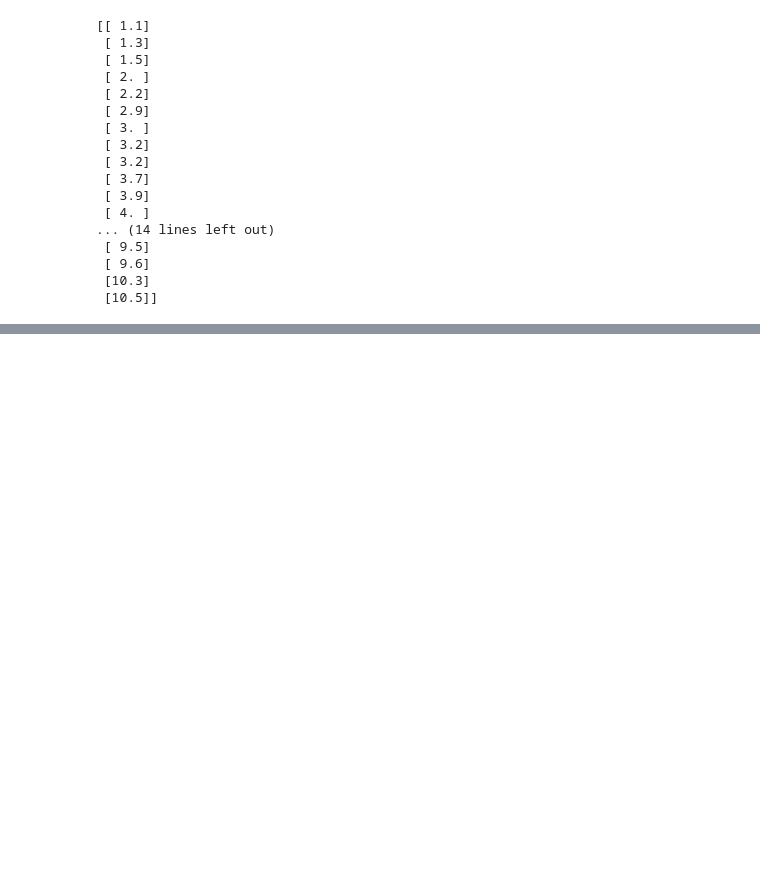
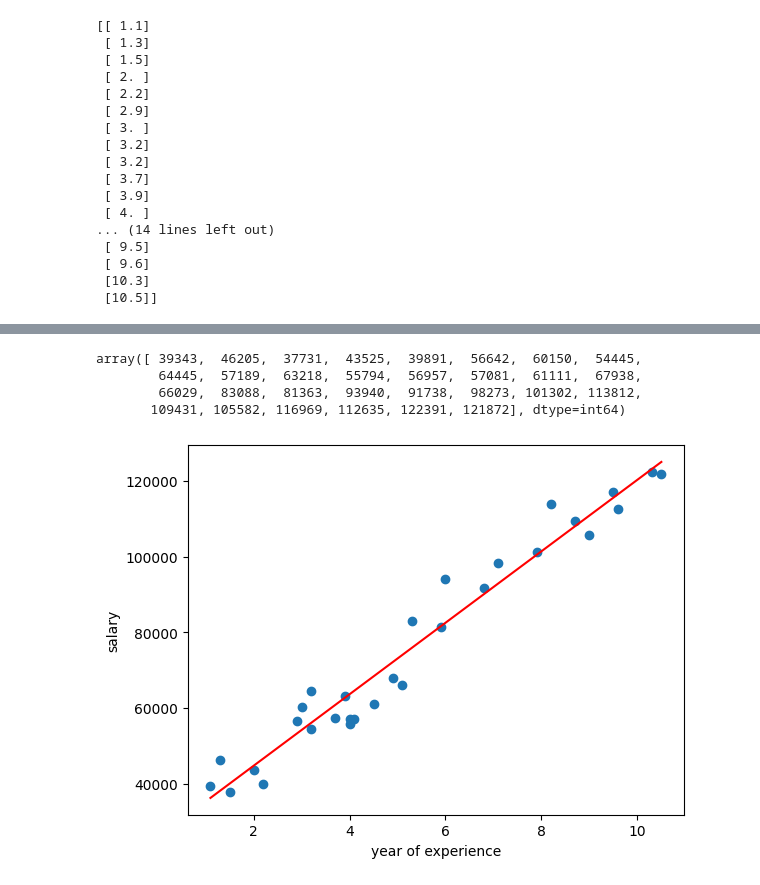
Before and after one commit to nnkrishnakumar/WD_MachineLearning-23-1-2023-, a Jupyter notebook: first.ipynb, the cells around one changed output, grey strips where cells are left out. Saved outputs shown, nothing was run; the diff lists cells and outputs as text; code cells hidden in the pictures; blank space fills up the shorter version.

Commit message:
commit ML Linear Regression

```diff
--- a/first.ipynb
+++ b/first.ipynb
@@ -80,5 +72,4 @@ print(X)
  [10.3]
  [10.5]]
 # %%
-df
-df.iloc[:,1].values        # .values is use to convert a dataframe into array
+y=df.iloc[:,1].values        # .values is use to convert a dataframe into array
@@ -89,0 +78,4 @@ array([ 39343,  46205,  37731,  43525,  39891,  56642,  60150,  54445,
+# %%
+model=LinearRegression()    #untrained model
+# %%
+model.fit(X,y)
@@ -89,0 +108,9 @@ array([ 39343,  46205,  37731,  43525,  39891,  56642,  60150,  54445,
+# %%
+y_pred=model.predict(X)
+# %%
+y
+# %% [output]
+array([ 39343,  46205,  37731,  43525,  39891,  56642,  60150,  54445,
+        64445,  57189,  63218,  55794,  56957,  57081,  61111,  67938,
+        66029,  83088,  81363,  93940,  91738,  98273, 101302, 113812,
+       109431, 105582, 116969, 112635, 122391, 121872], dtype=int64)
@@ -89,0 +119,8 @@ array([ 39343,  46205,  37731,  43525,  39891,  56642,  60150,  54445,
+# %%
+plt.scatter(X,y)
+plt.plot(X,y_pred,c="red")
+plt.xlabel("year of experience")
+plt.ylabel("salary")
+plt.show()
+# %% [output]
+[figure, added]
```
Also changed, not shown: parts of 29 cells of this notebook, 3 other files.
